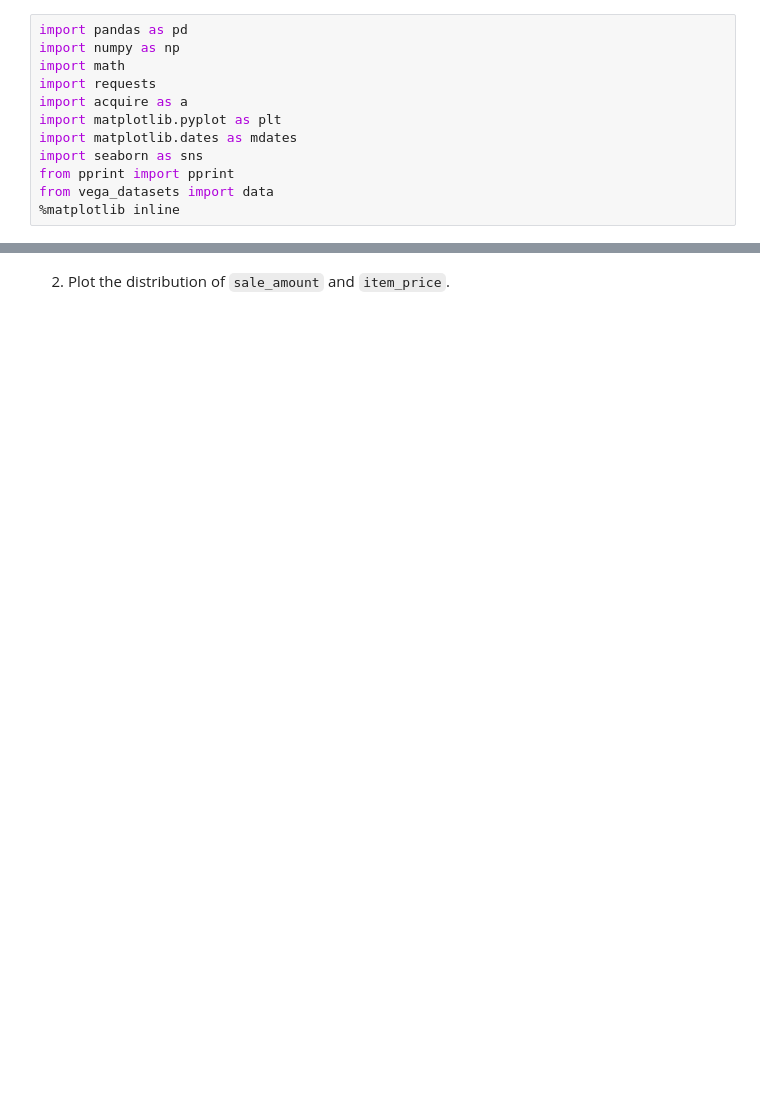
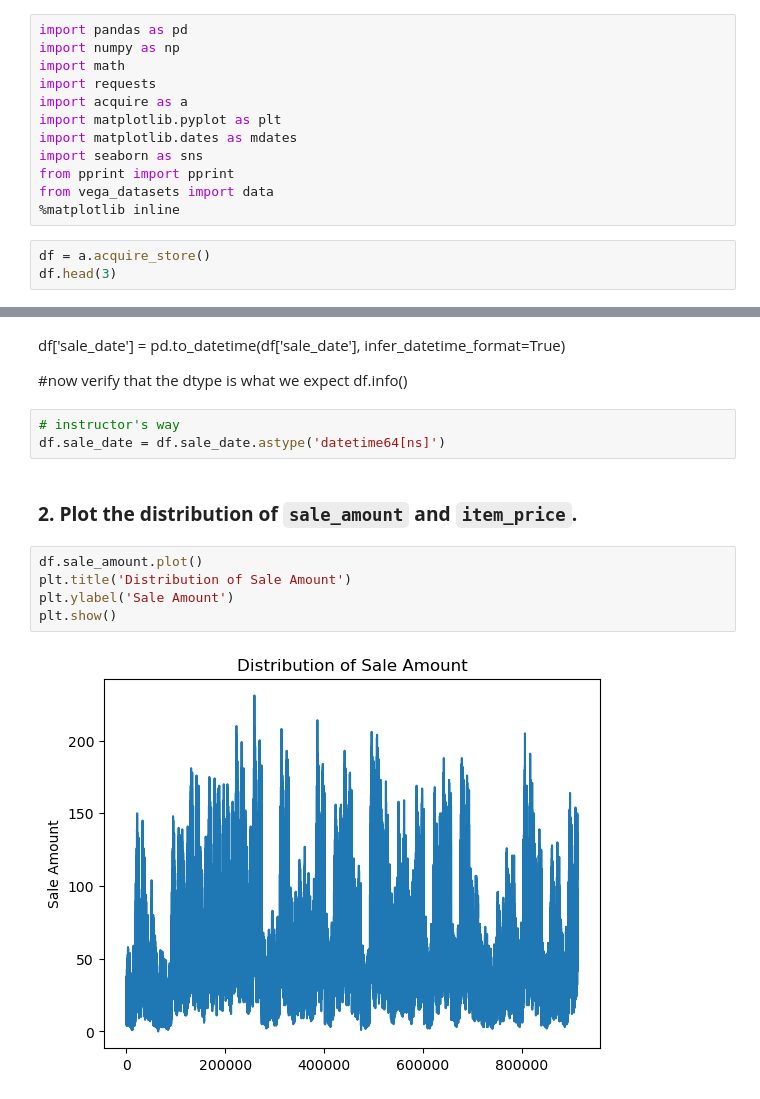
Before and after one commit to Segura-Jorge/time-series-exercises, a Jupyter notebook: prepare.ipynb, the cells around one changed output, grey strips where cells are left out. Cells and saved outputs as stored; diff of their text form; blank space fills up the shorter version.

Commit message:
prepare and acquire exercises done

```diff
--- a/prepare.ipynb
+++ b/prepare.ipynb
@@ -10,3 +10,6 @@ import seaborn as sns
 from pprint import pprint
 from vega_datasets import data
 %matplotlib inline
+# %%
+df = a.acquire_store()
+df.head(3)
@@ -19,2 +44,17 @@ The end result of this exercise should be a file named `prepare.py`.
+# %% [markdown]
+df['sale_date'] = pd.to_datetime(df['sale_date'], infer_datetime_format=True)
+
+#now verify that the dtype is what we expect
+df.info()
+# %%
+# instructor's way
+df.sale_date = df.sale_date.astype('datetime64[ns]')
 # %% [markdown]
-2. Plot the distribution of `sale_amount` and `item_price`.
+### **2. Plot the distribution of `sale_amount` and `item_price`.**
+# %%
+df.sale_amount.plot()
+plt.title('Distribution of Sale Amount')
+plt.ylabel('Sale Amount')
+plt.show()
+# %% [output]
+[figure, added]
```
Also changed, not shown: parts of 30 cells of this notebook, 3 other files.
